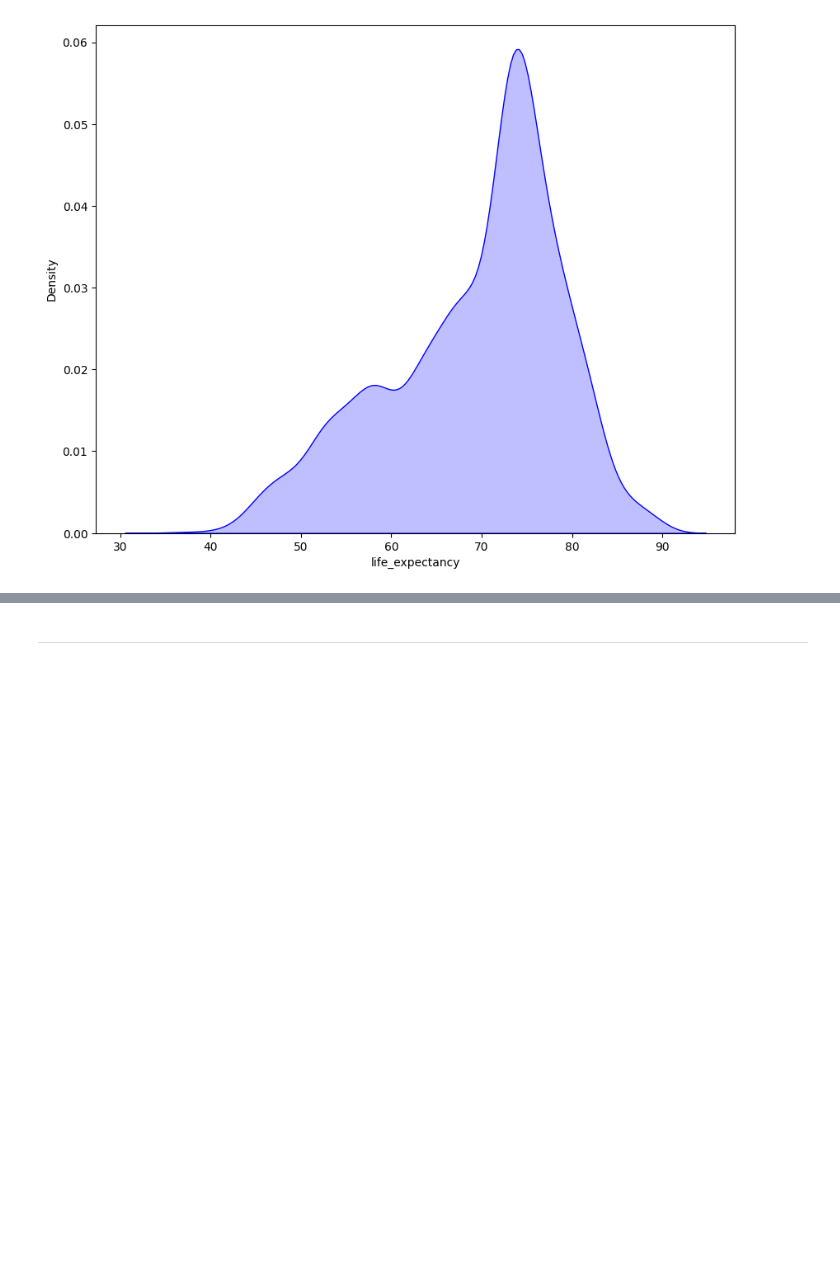
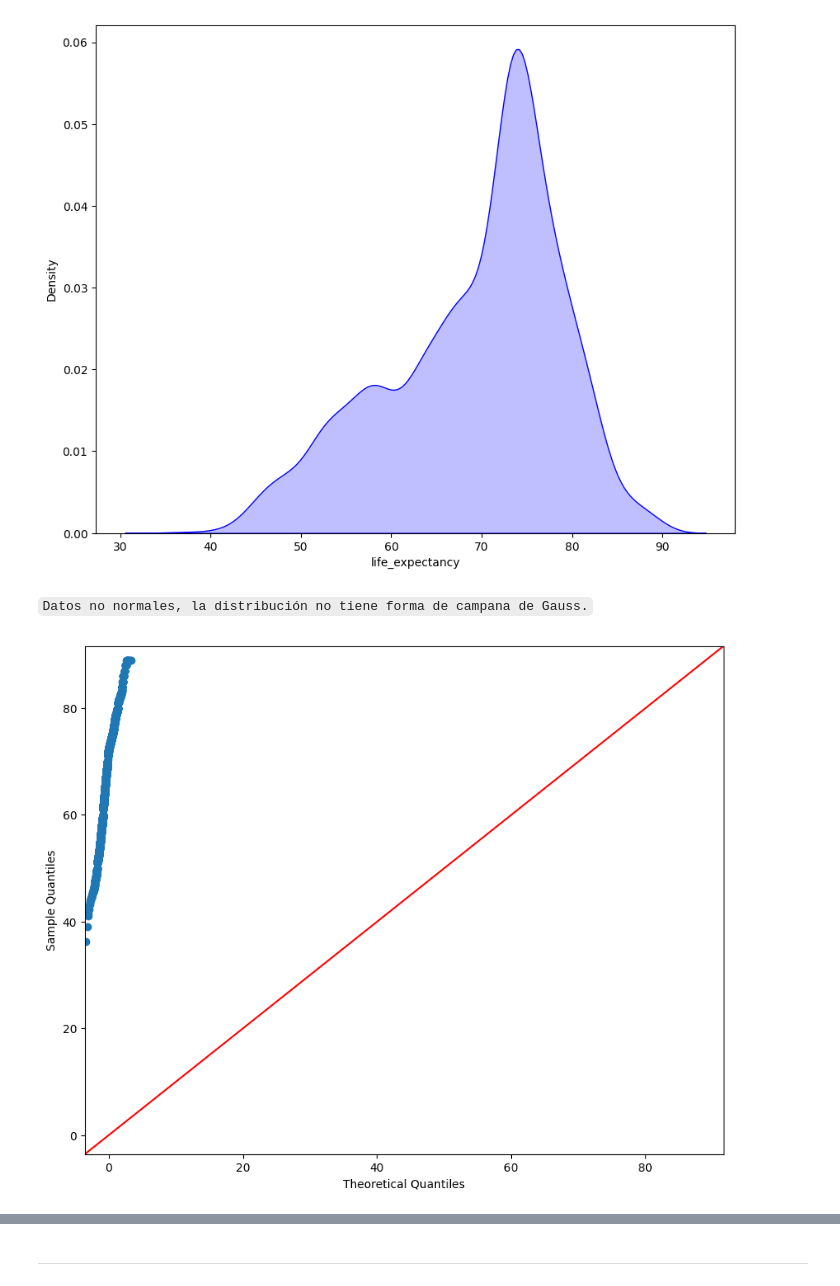
Before and after one commit to Adalab/DA-promo-c-modulo-3-sprint-1-Ximena-Anahi, a Jupyter notebook: 1. Regresion Lineal/2.pp-test-estadisticos.ipynb, the cells around one changed output, grey strips where cells are left out. Saved outputs shown, nothing was run; the diff lists cells and outputs as text; code cells hidden in the pictures; blank space fills up the shorter version.

```diff
--- a/1. Regresion Lineal/2.pp-test-estadisticos.ipynb
+++ b/1. Regresion Lineal/2.pp-test-estadisticos.ipynb
@@ -153,3 +139,10 @@ sns.distplot(
     kde_kws = {"shade": True, "linewidth": 1});
 # %% [output]
 [figure]
+# %% [markdown]
+`Datos no normales, la distribución no tiene forma de campana de Gauss.`
+# %%
+# Gráfico de cuantiles teóricos, compara la distribución de nuestros datos con la distribución de datos normal
+sm.qqplot(df["life_expectancy"], line="45");
+# %% [output]
+[figure, added]
```
Also changed, not shown: parts of 27 cells of this notebook, 8 other files.
